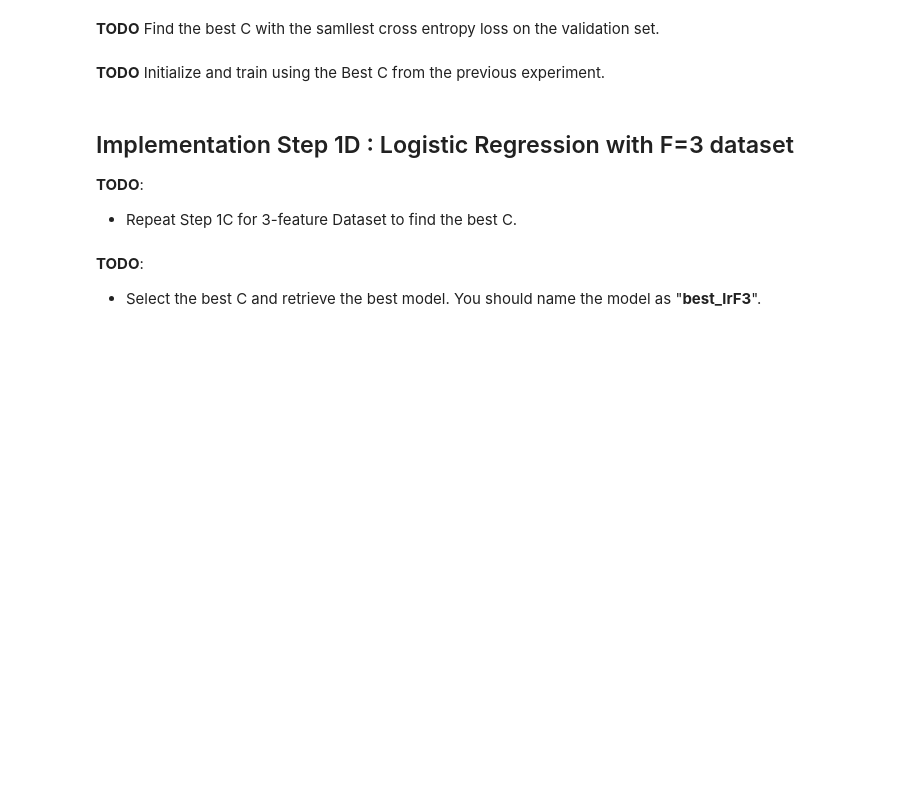
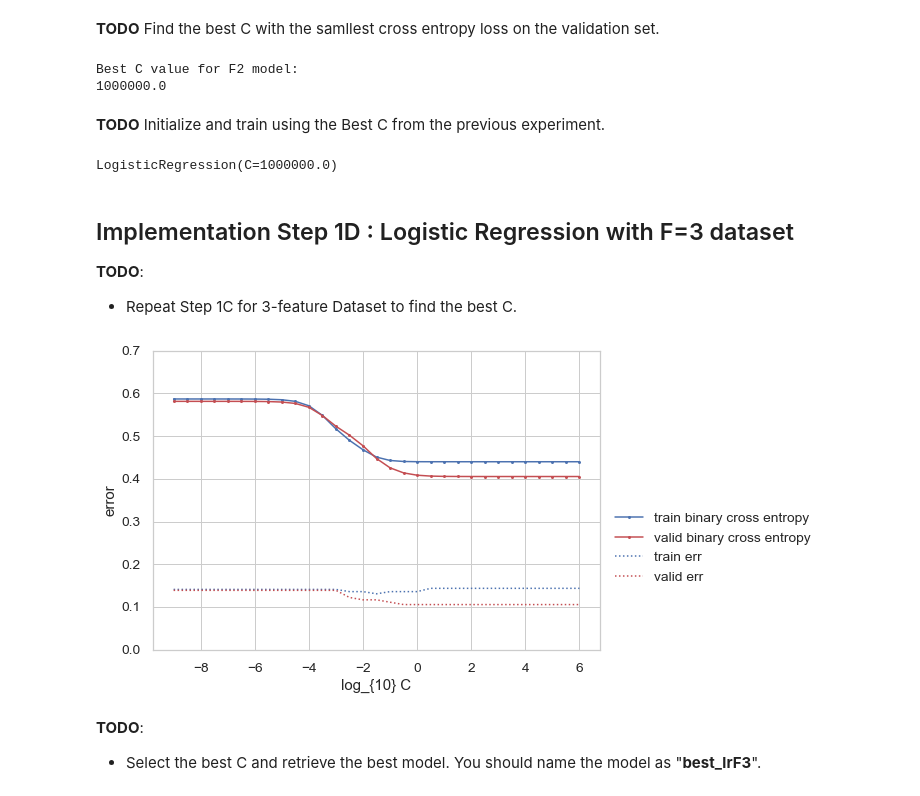
Before and after one commit to kamibrumi/comp135-intro-to-ml, a Jupyter notebook: hw2/hw2_notebook.ipynb, the cells around one changed output. Drawn from its saved outputs; the diff is of its cells as text; code cells hidden in the pictures; blank space fills up the shorter version.

```diff
--- a/hw2/hw2_notebook.ipynb
+++ b/hw2/hw2_notebook.ipynb
@@ -249,10 +263,15 @@ print(C_grid)
 **TODO** Find the best C with the samllest cross entropy loss on the validation set.
 # %%
 # TODO Find the best C with the samllest cross entropy loss on the validation set
-best_C__lrF2=
+idx_best_C__lrF2 = np.argmin(va_bce_list)
+#print(idx_best_C__lrF2)
+best_C__lrF2= C_grid[idx_best_C__lrF2]
 
 print("Best C value for F2 model:")
 print(best_C__lrF2)
+# %% [output]
+Best C value for F2 model:
+1000000.0
 # %% [markdown]
 **TODO** Initialize and train using the Best C from the previous experiment.
 # %%
@@ -260,8 +279,10 @@ print(best_C__lrF2)
 # Part a: Initialize the model using the Best C (i.e. best_C__lrF2) from the previous experiment
 # Part b: retrieve the best model by training on the training set again.
 
-best_lrF2 =     #Part a
-best_lrF2.fit() #Part b
+best_lrF2 = sklearn.linear_model.LogisticRegression(penalty='l2', C=best_C__lrF2, solver='lbfgs')    #Part a
+best_lrF2.fit(x_tr_M2, y_tr_M) #Part b
+# %% [output]
+LogisticRegression(C=1000000.0)
 # %%
 # Output the prediction of your best model for 2-feature data on the training, valid, and test set.
 # Return the posibility of predicting true
@@ -276,3 +337,16 @@ bestlrF2_yproba1_te_N = best_lrF2.predict_proba(x_te_N2)[:,1]
+# %%
+plt.plot(np.log10(C_grid), tr_bce_list, 'b.-', label='train binary cross entropy')
+plt.plot(np.log10(C_grid), va_bce_list, 'r.-', label='valid binary cross entropy')
+
+plt.plot(np.log10(C_grid), tr_err_list, 'b:', label='train err')
+plt.plot(np.log10(C_grid), va_err_list, 'r:', label='valid err')
+
+plt.ylabel('error')
+plt.xlabel("log_{10} C");
+plt.legend(bbox_to_anchor=(1.5, 0.5)) # make legend outside plot
+plt.ylim([0, 0.7]);
+# %% [output]
+[figure, added]
 # %% [markdown]
 **TODO**:
 * Select the best C and retrieve the best model. You should name the model as "**best_lrF3**".
```
Also changed, not shown: parts of 8 cells of this notebook.
